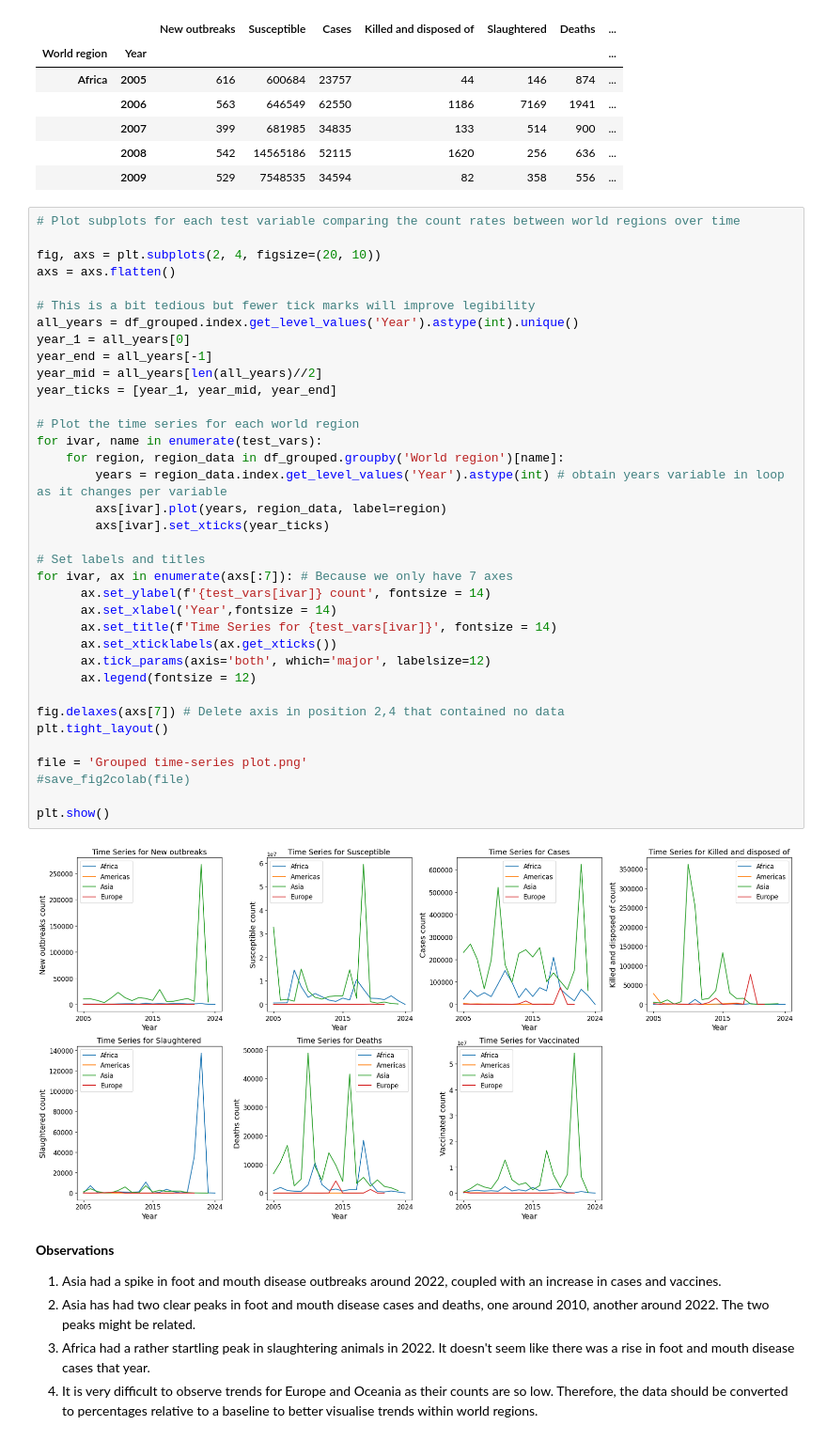
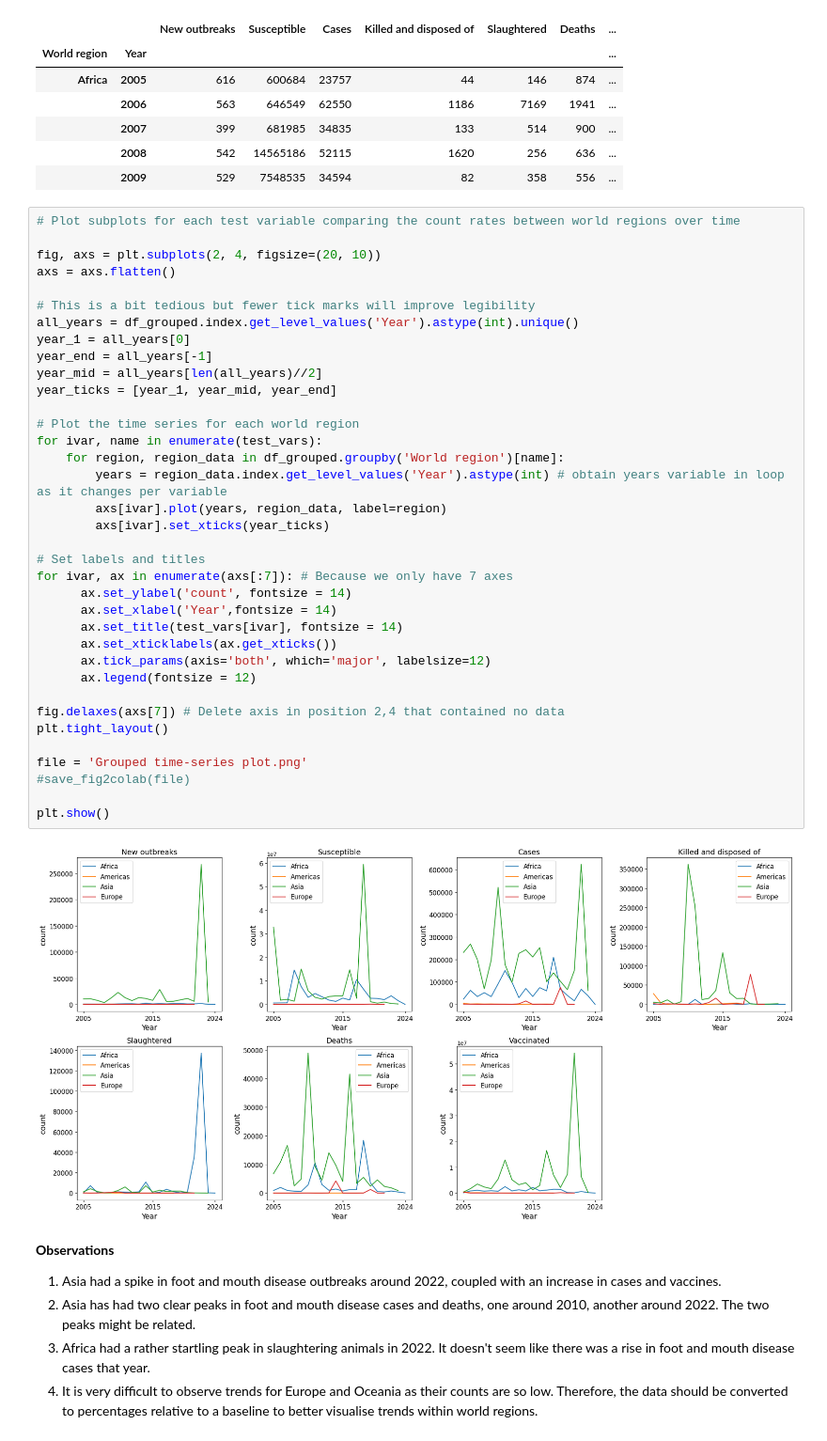
Before and after one commit to columose/WOAH-FMD-dataset, a Jupyter notebook: 2_Visualise_grouped_data.ipynb, the cells around one changed output. Shown at 94% size. Saved outputs shown, nothing was run; the diff lists cells and outputs as text.

```diff
--- a/2_Visualise_grouped_data.ipynb
+++ b/2_Visualise_grouped_data.ipynb
@@ -92,36 +92,36 @@ axs = axs.flatten()
 
 # This is a bit tedious but fewer tick marks will improve legibility
 all_years = df_grouped.index.get_level_values('Year').astype(int).unique()
 year_1 = all_years[0]
 year_end = all_years[-1]
 year_mid = all_years[len(all_years)//2]
 year_ticks = [year_1, year_mid, year_end]
 
 # Plot the time series for each world region
 for ivar, name in enumerate(test_vars):
     for region, region_data in df_grouped.groupby('World region')[name]:
         years = region_data.index.get_level_values('Year').astype(int) # obtain years variable in loop as it changes per variable
         axs[ivar].plot(years, region_data, label=region)
         axs[ivar].set_xticks(year_ticks)
 
 # Set labels and titles
 for ivar, ax in enumerate(axs[:7]): # Because we only have 7 axes
-      ax.set_ylabel(f'{test_vars[ivar]} count', fontsize = 14)
+      ax.set_ylabel('count', fontsize = 14)
       ax.set_xlabel('Year',fontsize = 14)
-      ax.set_title(f'Time Series for {test_vars[ivar]}', fontsize = 14)
+      ax.set_title(test_vars[ivar], fontsize = 14)
       ax.set_xticklabels(ax.get_xticks())
       ax.tick_params(axis='both', which='major', labelsize=12)
       ax.legend(fontsize = 12)
 
 fig.delaxes(axs[7]) # Delete axis in position 2,4 that contained no data
 plt.tight_layout()
 
 file = 'Grouped time-series plot.png'
 #save_fig2colab(file)
 
 plt.show()
 # %% [output]
-[figure, old version]
+[figure, new version]
 # %% [markdown]
 **Observations**
 1. Asia had a spike in foot and mouth disease outbreaks around 2022, coupled with an increase in cases and vaccines.
```
